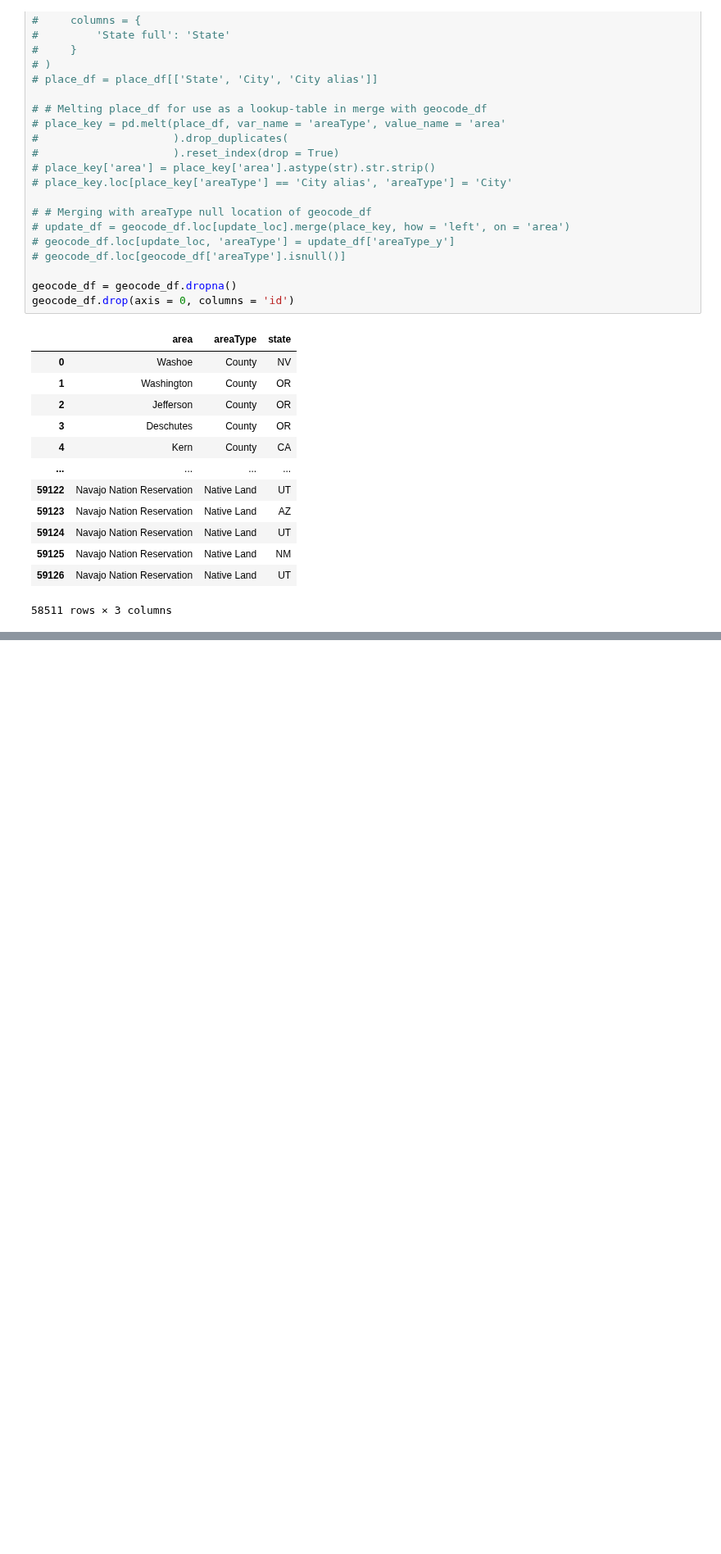
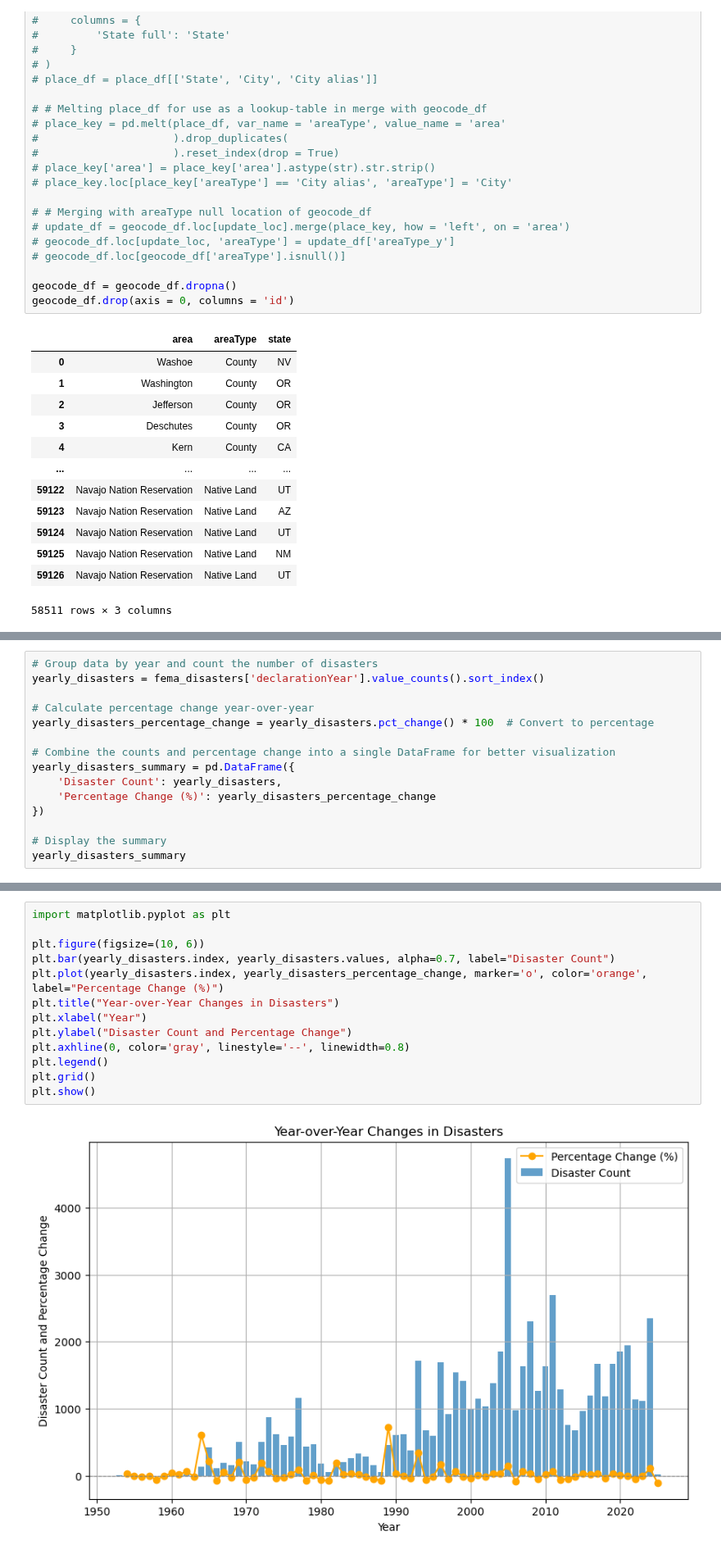
Before and after one commit to Neelka96/HavocMapper, a Jupyter notebook: data_pipeline.ipynb, the cells around one changed output, grey strips where cells are left out. Shown at 82% size. Saved outputs shown, nothing was run; the diff lists cells and outputs as text; blank space fills up the shorter version.

```diff
--- a/data_pipeline.ipynb
+++ b/data_pipeline.ipynb
@@ -413,0 +501,15 @@ geocode_df = pd.Series(coordinates)
+# %%
+# Group data by year and count the number of disasters
+yearly_disasters = fema_disasters['declarationYear'].value_counts().sort_index()
+
+# Calculate percentage change year-over-year
+yearly_disasters_percentage_change = yearly_disasters.pct_change() * 100  # Convert to percentage
+
+# Combine the counts and percentage change into a single DataFrame for better visualization
+yearly_disasters_summary = pd.DataFrame({
+    'Disaster Count': yearly_disasters,
+    'Percentage Change (%)': yearly_disasters_percentage_change
+})
+
+# Display the summary
+yearly_disasters_summary
@@ -413,0 +531,15 @@ geocode_df = pd.Series(coordinates)
+# %%
+import matplotlib.pyplot as plt
+
+plt.figure(figsize=(10, 6))
+plt.bar(yearly_disasters.index, yearly_disasters.values, alpha=0.7, label="Disaster Count")
+plt.plot(yearly_disasters.index, yearly_disasters_percentage_change, marker='o', color='orange', label="Percentage Change (%)")
+plt.title("Year-over-Year Changes in Disasters")
+plt.xlabel("Year")
+plt.ylabel("Disaster Count and Percentage Change")
+plt.axhline(0, color='gray', linestyle='--', linewidth=0.8)
+plt.legend()
+plt.grid()
+plt.show()
+# %% [output]
+[figure, added]
```
Also changed, not shown: parts of 17 cells of this notebook.
